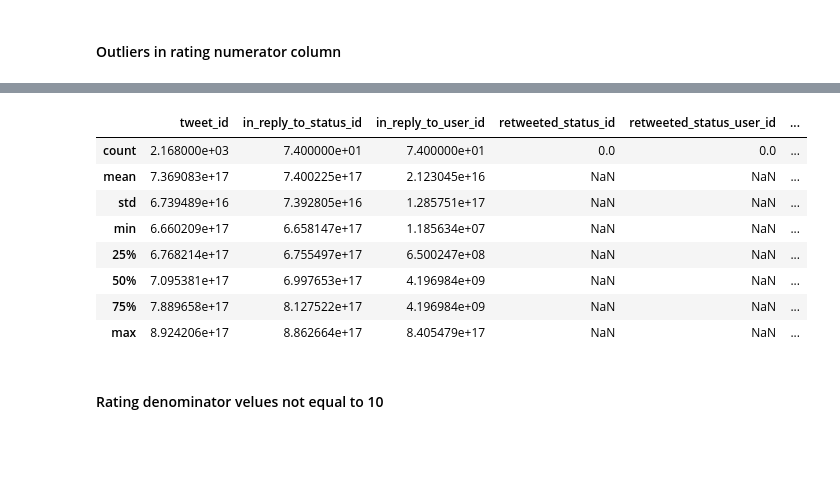
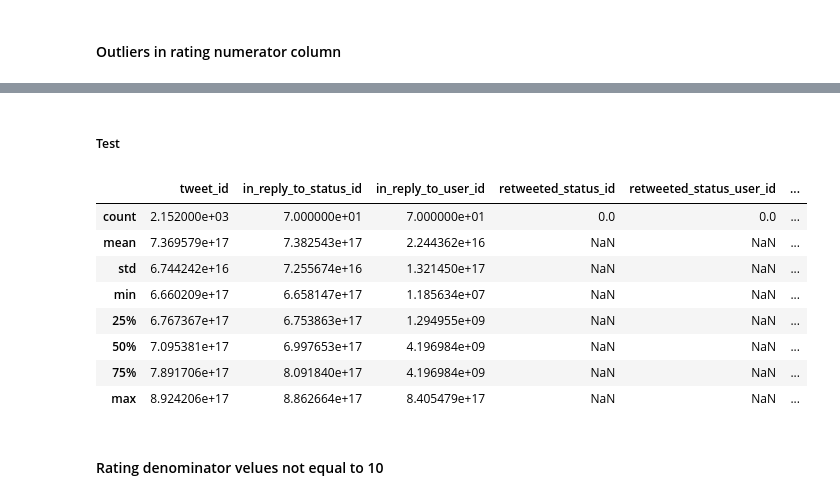
Before and after one commit to YunpengCai/Data_wrangling_udacity, a Jupyter notebook: wrangle_act.ipynb, the cells around one changed output, grey strips where cells are left out. Saved outputs shown, nothing was run; the diff lists cells and outputs as text; code cells hidden in the pictures; blank space fills up the shorter version.

```diff
--- a/wrangle_act.ipynb
+++ b/wrangle_act.ipynb
@@ -260,4 +315,3 @@ Convert the timestamp data to timedata use `to_datetime`
 # %%
-# Convert the data type and check
-tweet_archive.timestamp=pd.to_datetime(tweet_archive.timestamp)
-tweet_archive.dtypes
+# Convert the data type
+tweet_archive_clean.timestamp=pd.to_datetime(tweet_archive_clean.timestamp)
@@ -283,6 +341,2 @@ dtype: object
 # %% [markdown]
 #### Outliers in rating numerator column
-# %%
-# A closer look at the tweet text found it was due to multiple dogs in the picture or some unknown mistakes
-pd.set_option('display.max_colwidth', -1)
-tweet_archive[['text', 'rating_numerator', 'rating_denominator']].query("rating_numerator<0 or rating_numerator>14")
@@ -330,0 +348,4 @@ tweet_archive.drop(index=error_row_index, axis=0, inplace=True)
+# %%
+rating = tweet_archive_clean.text.str.extract('((?:\d+\.)?\d+)\/(\d+)', expand=True)
+tweet_archive_clean['rating_numerator']=rating.loc[:,0].astype(float)
+tweet_archive_clean['rating_denominator']=rating.loc[:,1].astype(float)
@@ -331,15 +392,20 @@ tweet_archive.drop(index=error_row_index, axis=0, inplace=True)
+# %%
+multi_dogs=tweet_archive_clean[['text','rating_numerator','rating_denominator']].query('rating_numerator>14')
+tweet_archive_clean.drop(multi_dogs.index, axis=0, inplace=True)
+# %% [markdown]
+##### Test
 # %%
-# Now the rating numerators are between 0 and 14, which sounds reasonable
-tweet_archive.describe()
+# Now the rating numerators are in a reasonable range
+tweet_archive_clean.describe()
 # %% [output]
 |  | tweet_id | in_reply_to_status_id | in_reply_to_user_id | retweeted_status_id | retweeted_status_user_id | ... |
-| count | 2.168000e+03 | 7.400000e+01 | 7.400000e+01 | 0.0 | 0.0 | ... |
-| mean | 7.369083e+17 | 7.400225e+17 | 2.123045e+16 | NaN | NaN | ... |
-| std | 6.739489e+16 | 7.392805e+16 | 1.285751e+17 | NaN | NaN | ... |
+| count | 2.152000e+03 | 7.000000e+01 | 7.000000e+01 | 0.0 | 0.0 | ... |
+| mean | 7.369579e+17 | 7.382543e+17 | 2.244362e+16 | NaN | NaN | ... |
+| std | 6.744242e+16 | 7.255674e+16 | 1.321450e+17 | NaN | NaN | ... |
 | min | 6.660209e+17 | 6.658147e+17 | 1.185634e+07 | NaN | NaN | ... |
-| 25% | 6.768214e+17 | 6.755497e+17 | 6.500247e+08 | NaN | NaN | ... |
+| 25% | 6.767367e+17 | 6.753863e+17 | 1.294955e+09 | NaN | NaN | ... |
 | 50% | 7.095381e+17 | 6.997653e+17 | 4.196984e+09 | NaN | NaN | ... |
-| 75% | 7.889658e+17 | 8.127522e+17 | 4.196984e+09 | NaN | NaN | ... |
+| 75% | 7.891706e+17 | 8.091840e+17 | 4.196984e+09 | NaN | NaN | ... |
 | max | 8.924206e+17 | 8.862664e+17 | 8.405479e+17 | NaN | NaN | ... |
 # %% [markdown]
 #### Rating denominator velues not equal to 10
```
Also changed, not shown: parts of 95 cells of this notebook, 3 other files.
